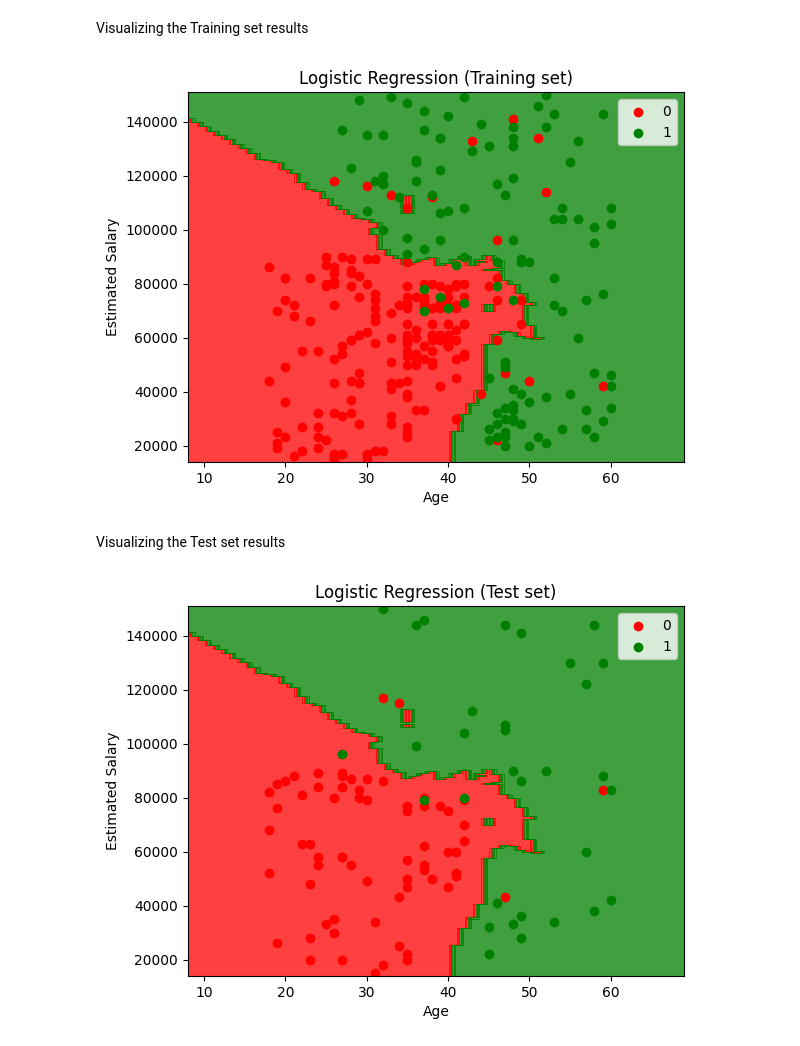
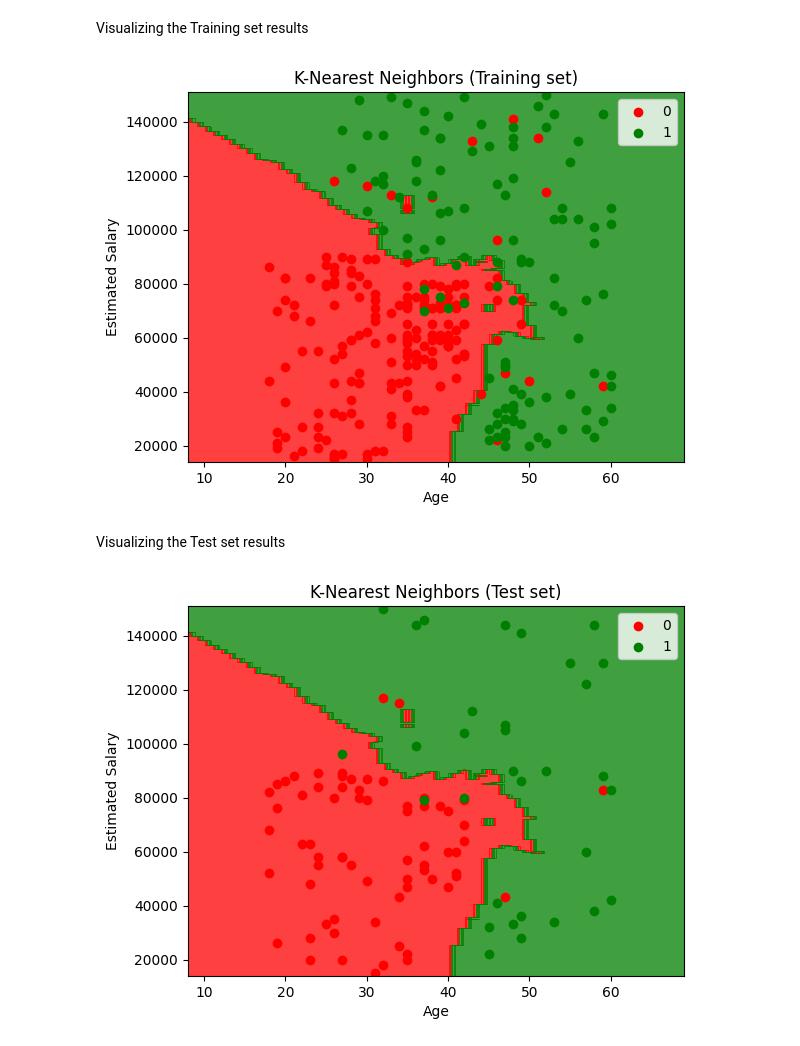
Before and after one commit to Maysha-Khanom-Moon/Machine-Learning-Fundamentals, a Jupyter notebook: part_03/k-nearest_neighbors.ipynb, the cells around one changed output. Cells and saved outputs as stored; diff of their text form; code cells hidden in the pictures.

Commit message:
plot title adjusted

```diff
--- a/part_03/k-nearest_neighbors.ipynb
+++ b/part_03/k-nearest_neighbors.ipynb
@@ -118,21 +118,21 @@ Visualizing the Training set results
 # %%
 from matplotlib.colors import ListedColormap
 X_set, y_set = sc.inverse_transform(X_train), y_train
 X1, X2 = np.meshgrid(np.arange(start = X_set[:, 0].min() - 10, stop = X_set[:, 0].max() + 10, step = 1),
                      np.arange(start = X_set[:, 1].min() - 1000, stop = X_set[:, 1].max() + 1000, step = 25))
 plt.contourf(X1, X2, classifier.predict(sc.transform(np.array([X1.ravel(), X2.ravel()]).T)).reshape(X1.shape),
              alpha = 0.75, cmap = ListedColormap(('red', 'green')))
 plt.xlim(X1.min(), X1.max())
 plt.ylim(X2.min(), X2.max())
 for i, j in enumerate(np.unique(y_set)):
     plt.scatter(X_set[y_set == j, 0], X_set[y_set == j, 1], c = ListedColormap(('red', 'green'))(i), label = j)
-plt.title('Logistic Regression (Training set)')
+plt.title('K-Nearest Neighbors (Training set)')
 plt.xlabel('Age')
 plt.ylabel('Estimated Salary')
 plt.legend()
 plt.show()
 # %% [output]
-[figure, old version]
+[figure, new version]
 # %% [markdown]
 Visualizing the Test set results
 # %%
@@ -146,10 +146,10 @@ plt.xlim(X1.min(), X1.max())
 plt.ylim(X2.min(), X2.max())
 for i, j in enumerate(np.unique(y_set)):
     plt.scatter(X_set[y_set == j, 0], X_set[y_set == j, 1], c = ListedColormap(('red', 'green'))(i), label = j)
-plt.title('Logistic Regression (Test set)')
+plt.title('K-Nearest Neighbors (Test set)')
 plt.xlabel('Age')
 plt.ylabel('Estimated Salary')
 plt.legend()
 plt.show()
 # %% [output]
-[figure, old version]
+[figure, new version]
```
Also changed, not shown: 1 other file.
